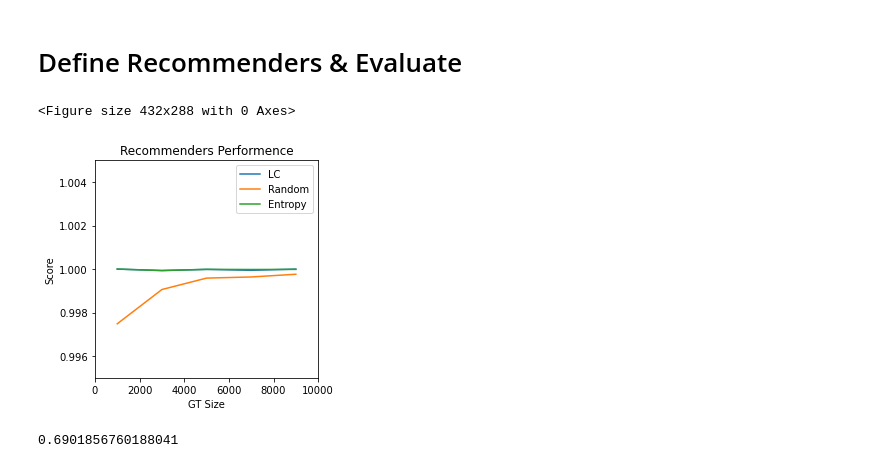
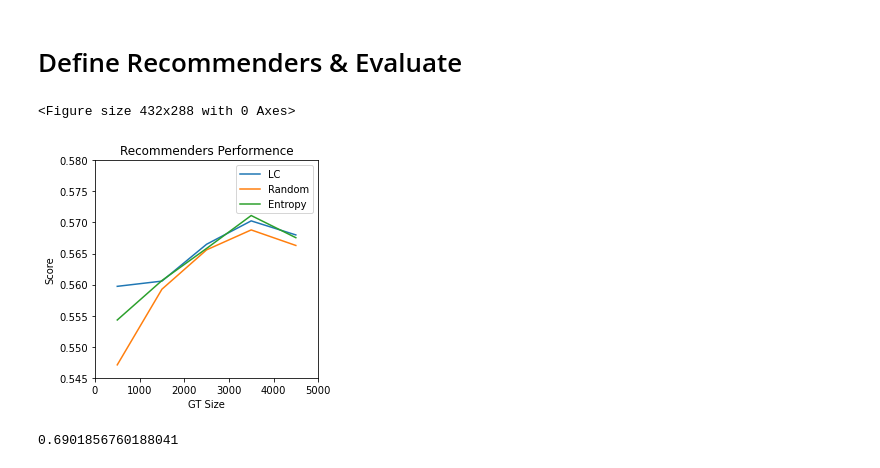
Before and after one commit to barak1412/automl_infrastructure, a Jupyter notebook: examples/active_learning_example.ipynb, the cells around one changed output. Drawn from its saved outputs; the diff is of its cells as text; code cells hidden in the pictures.

Commit message:
Changed dataset to active learning example.

```diff
--- a/examples/active_learning_example.ipynb
+++ b/examples/active_learning_example.ipynb
@@ -37 +37,16 @@ labeled_df
 10000 rows × 4 columns
+# %%
+from sklearn.datasets import make_classification
+
+# define dataset
+features_cols = ['X','Y']
+label_col = 'LABEL'
+index_col = 'ID'
+samples = 5000
+X, y = make_classification(n_samples=samples, n_features=10, n_informative=5, n_redundant=5, n_classes=5, random_state=1)
+
+labeled_df = pd.DataFrame(X)
+labeled_df[label_col] = y
+labeled_df[index_col] = ['ID{}'.format(i) for i in range(samples)]
+
+labeled_df
@@ -175,14 +204,14 @@ lc_recommender = ActiveLearningRecommender(least_confidence_strategy)
 random_recommender = ActiveLearningRecommender(random_strategy)
 
 # define evaluator
-evaluator = ActiveLearningEvaluator(lr_model, labeled_df, index_col, label_col, scoring='accuracy')
-evaluator.evaluate(gt_ratios=[0.1, 0.3, 0.5, 0.7, 0.9],
+evaluator = ActiveLearningEvaluator(lr_model, labeled_df, index_col, label_col, scoring='precision')
+evaluator.evaluate(gt_ratios=[0.1, 0.3, 0.5, 0.7, 0.9], iters=20,
         recommenders={'LC':lc_recommender, 'Random':random_recommender, 'Entropy':entropy_recommender})
 # %%
-evaluator.plot(min_score=0.995, max_score=1.005, figsize=(4,4))
+evaluator.plot(min_score=0.545, max_score=0.58, figsize=(4,4))
 # %% [output]
 <Figure size 432x288 with 0 Axes>
-[figure, old version]
+[figure, new version]
 # %%
 # %% [output]
 0.6901856760188041
```
Also changed, not shown: parts of 2 cells of this notebook.
